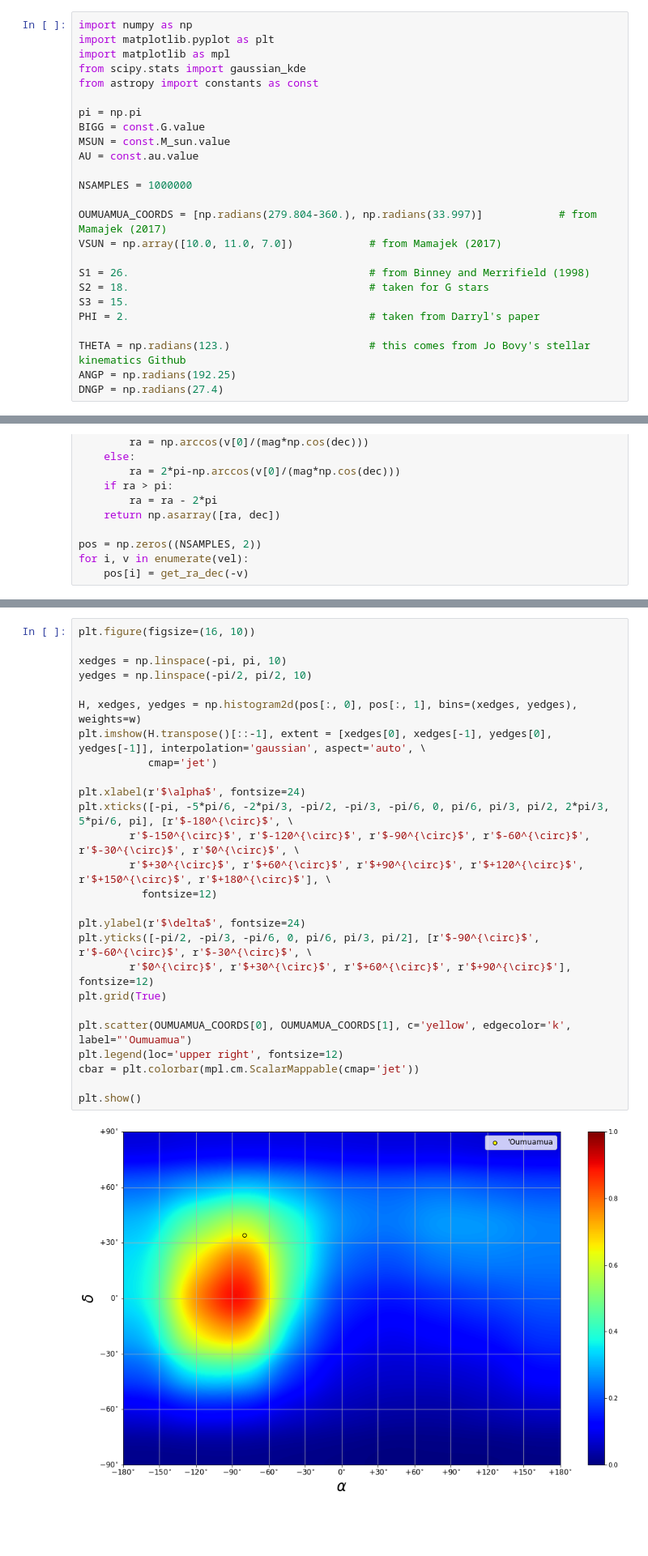
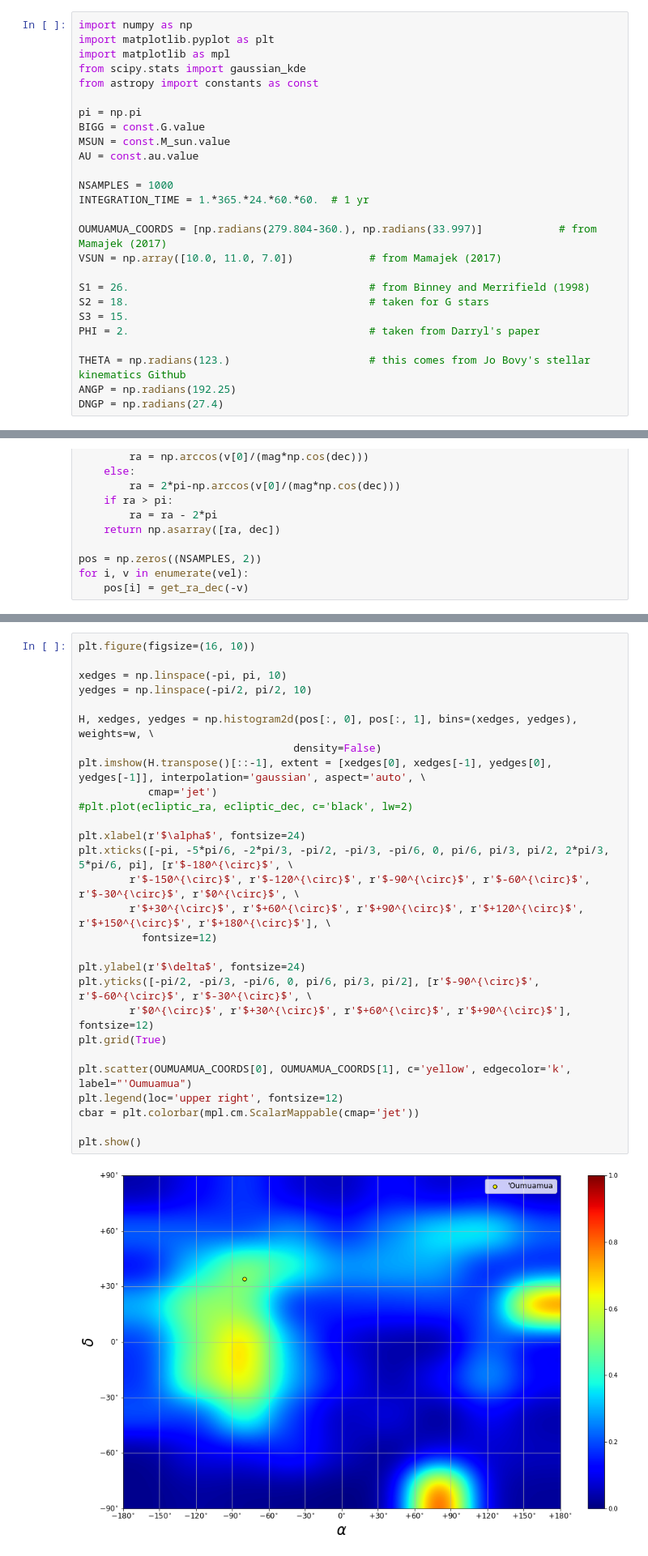
Before and after one commit to djhoover717/ISOAnalysis, a Jupyter notebook: iso_analysis_v2.ipynb, the cells around one changed output, grey strips where cells are left out. Shown at 81% size. Drawn from its saved outputs; the diff is of its cells as text; blank space fills up the shorter version.

```diff
--- a/iso_analysis_v2.ipynb
+++ b/iso_analysis_v2.ipynb
@@ -10,7 +10,8 @@ BIGG = const.G.value
 MSUN = const.M_sun.value
 AU = const.au.value
 
-NSAMPLES = 1000000
+NSAMPLES = 1000
+INTEGRATION_TIME = 1.*365.*24.*60.*60.  # 1 yr
 
 OUMUAMUA_COORDS = [np.radians(279.804-360.), np.radians(33.997)]            # from Mamajek (2017)
 VSUN = np.array([10.0, 11.0, 7.0])            # from Mamajek (2017)
@@ -106,31 +119,33 @@ w = get_weights(vel)
 # %%
 plt.figure(figsize=(16, 10))
 
 xedges = np.linspace(-pi, pi, 10)
 yedges = np.linspace(-pi/2, pi/2, 10)
 
-H, xedges, yedges = np.histogram2d(pos[:, 0], pos[:, 1], bins=(xedges, yedges), weights=w)
+H, xedges, yedges = np.histogram2d(pos[:, 0], pos[:, 1], bins=(xedges, yedges), weights=w, \
+                                  density=False)
 plt.imshow(H.transpose()[::-1], extent = [xedges[0], xedges[-1], yedges[0], yedges[-1]], interpolation='gaussian', aspect='auto', \
            cmap='jet')
+#plt.plot(ecliptic_ra, ecliptic_dec, c='black', lw=2)
 
 plt.xlabel(r'$\alpha$', fontsize=24)
 plt.xticks([-pi, -5*pi/6, -2*pi/3, -pi/2, -pi/3, -pi/6, 0, pi/6, pi/3, pi/2, 2*pi/3, 5*pi/6, pi], [r'$-180^{\circ}$', \
         r'$-150^{\circ}$', r'$-120^{\circ}$', r'$-90^{\circ}$', r'$-60^{\circ}$', r'$-30^{\circ}$', r'$0^{\circ}$', \
         r'$+30^{\circ}$', r'$+60^{\circ}$', r'$+90^{\circ}$', r'$+120^{\circ}$', r'$+150^{\circ}$', r'$+180^{\circ}$'], \
           fontsize=12)
 
 plt.ylabel(r'$\delta$', fontsize=24)
 plt.yticks([-pi/2, -pi/3, -pi/6, 0, pi/6, pi/3, pi/2], [r'$-90^{\circ}$', r'$-60^{\circ}$', r'$-30^{\circ}$', \
         r'$0^{\circ}$', r'$+30^{\circ}$', r'$+60^{\circ}$', r'$+90^{\circ}$'], fontsize=12)
 plt.grid(True)
 
 plt.scatter(OUMUAMUA_COORDS[0], OUMUAMUA_COORDS[1], c='yellow', edgecolor='k', label="'Oumuamua")
 plt.legend(loc='upper right', fontsize=12)
 cbar = plt.colorbar(mpl.cm.ScalarMappable(cmap='jet'))
 
 plt.show()
 # %% [output]
-[figure, old version]
+[figure, new version]
 # %% [markdown]
 # Draw b and $\psi$
 # %%
```
Also changed, not shown: parts of 8 cells of this notebook.
